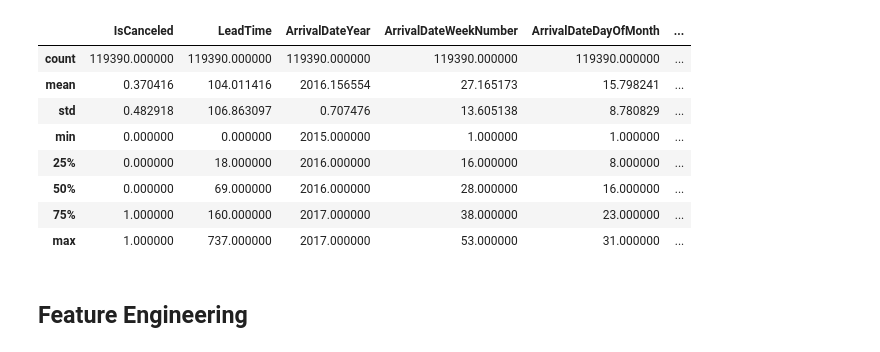
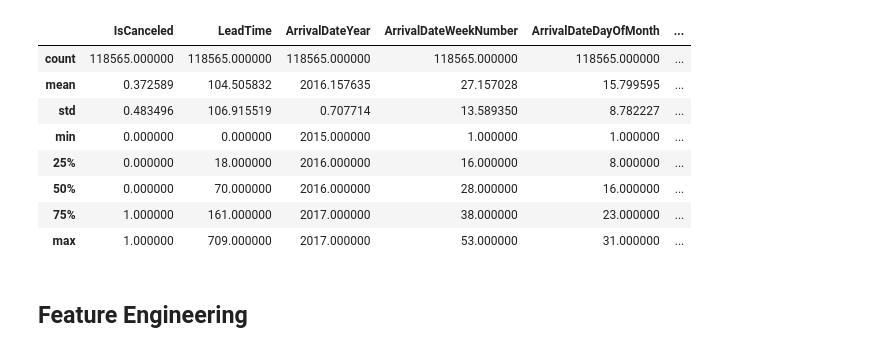
Before and after one commit to Github-vej28/Hotel_Booking_Cancellation_Prediction, a Jupyter notebook: model/modeling.ipynb, the cells around one changed output. Drawn from its saved outputs; the diff is of its cells as text; code cells hidden in the pictures.

```diff
--- a/model/modeling.ipynb
+++ b/model/modeling.ipynb
@@ -1,20 +0,0 @@
-# %%
-import numpy as np
-import pandas as pd
-
-h1 = pd.read_csv("../data/H1.csv")
-h1["HotelType"] = "Resort"
-h2 = pd.read_csv("../data/H2.csv")
-h2["HotelType"] = "City"
-booking = pd.concat([h1, h2], ignore_index=True)
-booking.describe()
-# %% [output]
-|  | IsCanceled | LeadTime | ArrivalDateYear | ArrivalDateWeekNumber | ArrivalDateDayOfMonth | ... |
-| count | 119390.000000 | 119390.000000 | 119390.000000 | 119390.000000 | 119390.000000 | ... |
-| mean | 0.370416 | 104.011416 | 2016.156554 | 27.165173 | 15.798241 | ... |
-| std | 0.482918 | 106.863097 | 0.707476 | 13.605138 | 8.780829 | ... |
-| min | 0.000000 | 0.000000 | 2015.000000 | 1.000000 | 1.000000 | ... |
-| 25% | 0.000000 | 18.000000 | 2016.000000 | 16.000000 | 8.000000 | ... |
-| 50% | 0.000000 | 69.000000 | 2016.000000 | 28.000000 | 16.000000 | ... |
-| 75% | 1.000000 | 160.000000 | 2017.000000 | 38.000000 | 23.000000 | ... |
-| max | 1.000000 | 737.000000 | 2017.000000 | 53.000000 | 31.000000 | ... |
@@ -51,3 +1,19 @@ booking = booking[booking["StaysInWeekendNights"] + booking["StaysInWeekNights"]
+# %%
+import numpy as np
+import pandas as pd
+
+booking = pd.read_csv("../data/booking.csv")
+booking.describe()
+# %% [output]
+|  | IsCanceled | LeadTime | ArrivalDateYear | ArrivalDateWeekNumber | ArrivalDateDayOfMonth | ... |
+| count | 118565.000000 | 118565.000000 | 118565.000000 | 118565.000000 | 118565.000000 | ... |
+| mean | 0.372589 | 104.505832 | 2016.157635 | 27.157028 | 15.799595 | ... |
+| std | 0.483496 | 106.915519 | 0.707714 | 13.589350 | 8.782227 | ... |
+| min | 0.000000 | 0.000000 | 2015.000000 | 1.000000 | 1.000000 | ... |
+| 25% | 0.000000 | 18.000000 | 2016.000000 | 16.000000 | 8.000000 | ... |
+| 50% | 0.000000 | 70.000000 | 2016.000000 | 28.000000 | 16.000000 | ... |
+| 75% | 1.000000 | 161.000000 | 2017.000000 | 38.000000 | 23.000000 | ... |
+| max | 1.000000 | 709.000000 | 2017.000000 | 53.000000 | 31.000000 | ... |
 # %% [markdown]
 ## Feature Engineering
 # %% [markdown]
```
Also changed, not shown: parts of 41 cells of this notebook, 2 other files.
